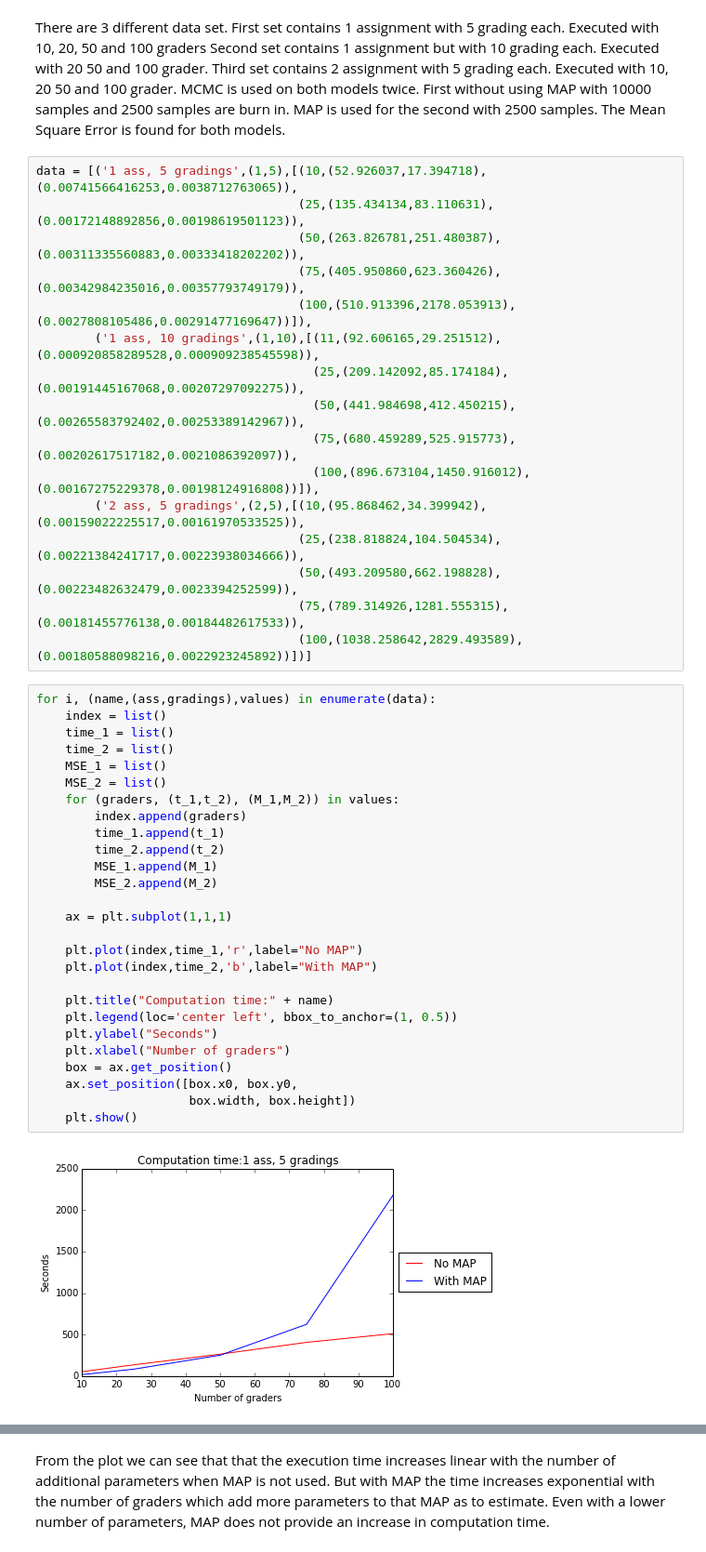
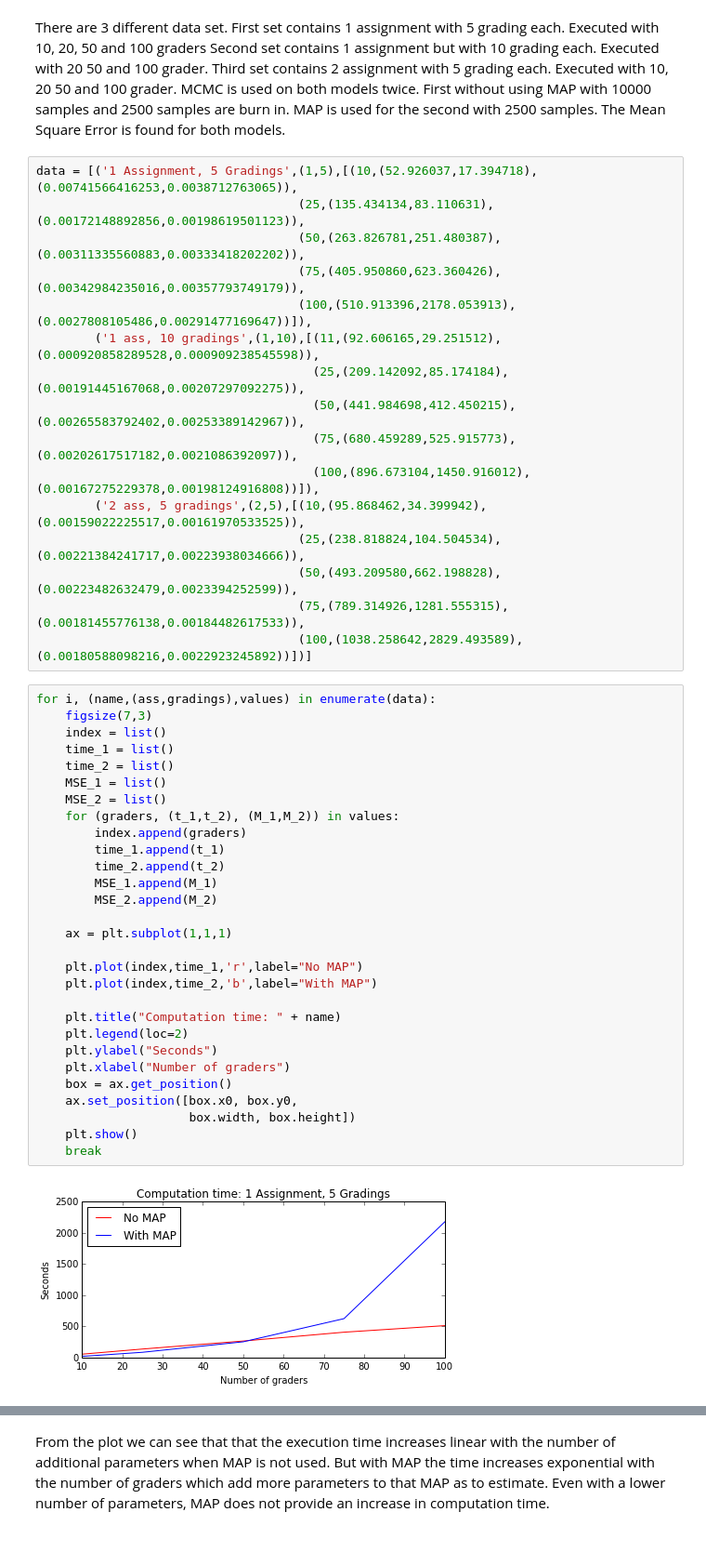
Before and after one commit to TomMalow/pymcmodels, a Jupyter notebook: Model iterations/MapVsNoMap.ipynb, the cells around one changed output, grey strips where cells are left out. Shown at 93% size. Cells and saved outputs as stored; diff of their text form.

Commit message:
worked on making plots prettier and some better analysis

```diff
--- a/Model iterations/MapVsNoMap.ipynb
+++ b/Model iterations/MapVsNoMap.ipynb
@@ -388,7 +389,7 @@ Third set contains 2 assignment with 5 grading each. Executed with 10, 20 50 and
 MCMC is used on both models twice. First without using MAP with 10000 samples and 2500 samples are burn in. MAP is used for the second with 2500 samples.
 The Mean Square Error is found for both models.
 # %%
-data = [('1 ass, 5 gradings',(1,5),[(10,(52.926037,17.394718),(0.00741566416253,0.0038712763065)),
+data = [('1 Assignment, 5 Gradings',(1,5),[(10,(52.926037,17.394718),(0.00741566416253,0.0038712763065)),
                                     (25,(135.434134,83.110631),(0.00172148892856,0.00198619501123)),
                                     (50,(263.826781,251.480387),(0.00311335560883,0.00333418202202)),
                                     (75,(405.950860,623.360426),(0.00342984235016,0.00357793749179)),
@@ -405,30 +406,32 @@ data = [('1 ass, 5 gradings',(1,5),[(10,(52.926037,17.394718),(0.00741566416253,
                                     (100,(1038.258642,2829.493589),(0.00180588098216,0.0022923245892))])]
 # %%
 for i, (name,(ass,gradings),values) in enumerate(data):
+    figsize(7,3)
     index = list()
     time_1 = list()
     time_2 = list()
     MSE_1 = list()
     MSE_2 = list()
     for (graders, (t_1,t_2), (M_1,M_2)) in values:
         index.append(graders)
         time_1.append(t_1)
         time_2.append(t_2)
         MSE_1.append(M_1)
         MSE_2.append(M_2)
 
     ax = plt.subplot(1,1,1)
 
     plt.plot(index,time_1,'r',label="No MAP")
     plt.plot(index,time_2,'b',label="With MAP")
 
-    plt.title("Computation time:" + name)
-    plt.legend(loc='center left', bbox_to_anchor=(1, 0.5))
+    plt.title("Computation time: " + name)
+    plt.legend(loc=2)
     plt.ylabel("Seconds")
     plt.xlabel("Number of graders")
     box = ax.get_position()
     ax.set_position([box.x0, box.y0,
                      box.width, box.height])
     plt.show()
+    break
 # %% [output]
-[figure, old version]
+[figure, new version]
```
Also changed, not shown: parts of 2 cells of this notebook, 2 other files.
